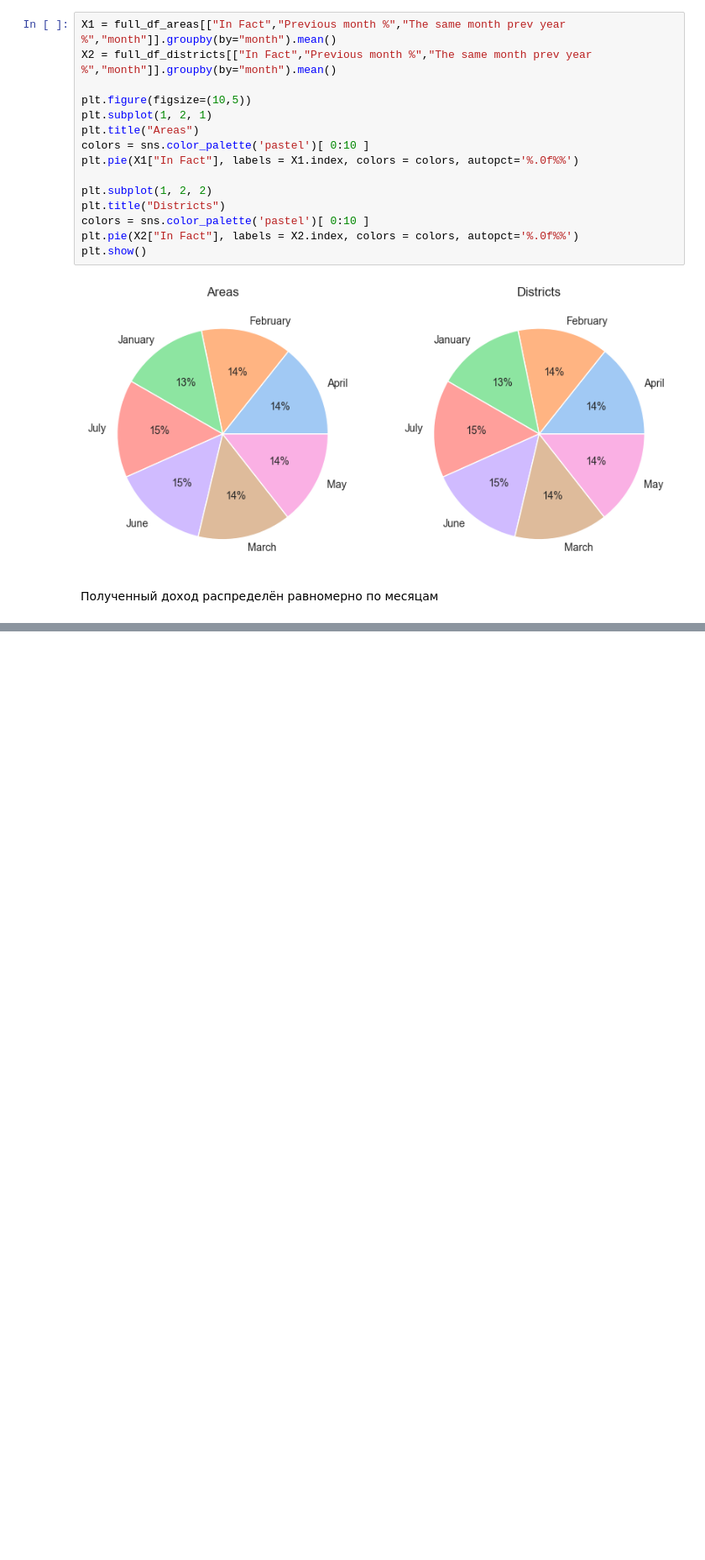
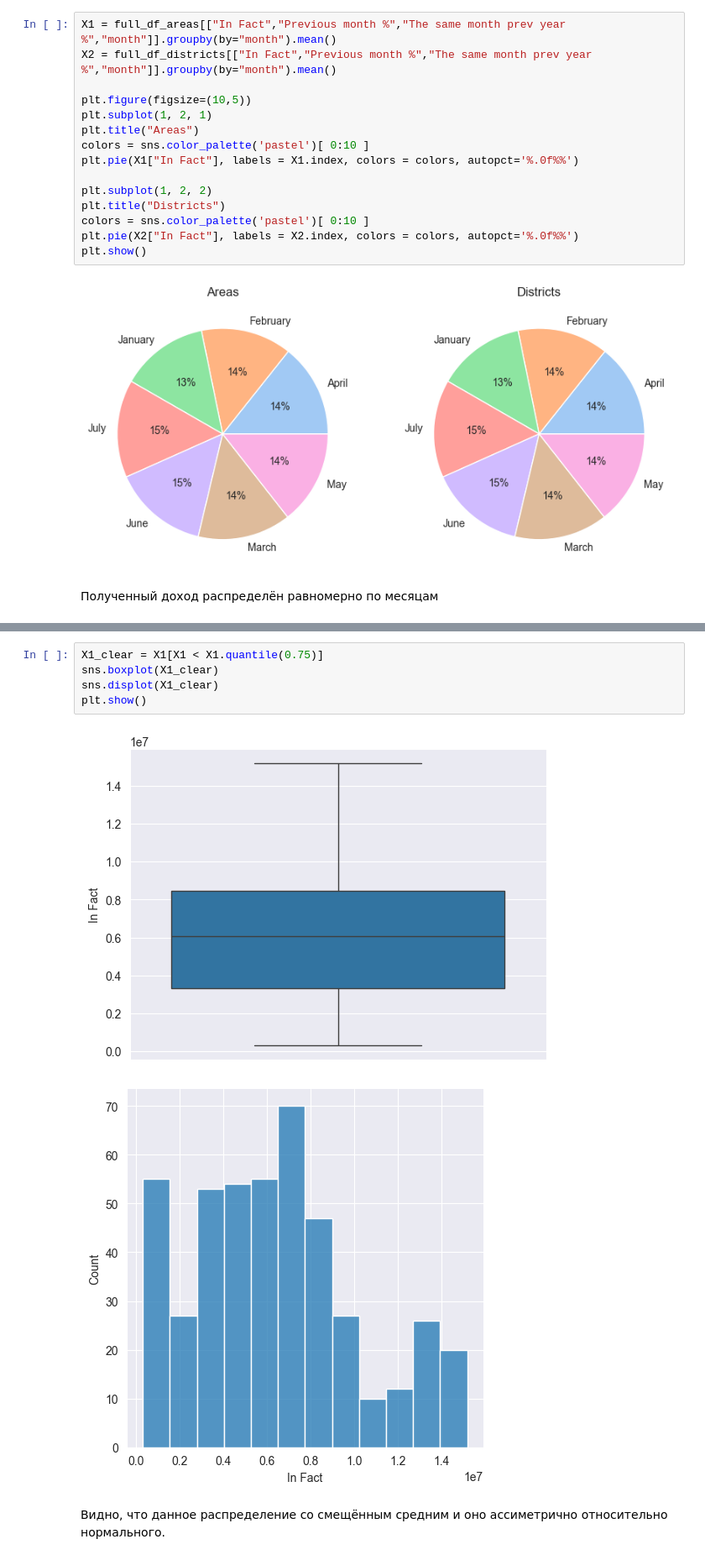
Before and after one commit to Aleshka5/Theory-of-Probability, a Jupyter notebook: research.ipynb, the cells around one changed output, grey strips where cells are left out. Shown at 84% size. Saved outputs shown, nothing was run; the diff lists cells and outputs as text; blank space fills up the shorter version.

```diff
--- a/research.ipynb
+++ b/research.ipynb
@@ -142,0 +214,10 @@ for month in list_of_months:
+# %%
+X1_clear = X1[X1 < X1.quantile(0.75)]
+sns.boxplot(X1_clear)
+sns.displot(X1_clear)
+plt.show()
+# %% [output]
+[figure, added]
+[figure, added]
+# %% [markdown]
+Видно, что данное распределение со смещённым средним и оно ассиметрично относительно нормального.
```
Also changed, not shown: parts of 17 cells of this notebook.
